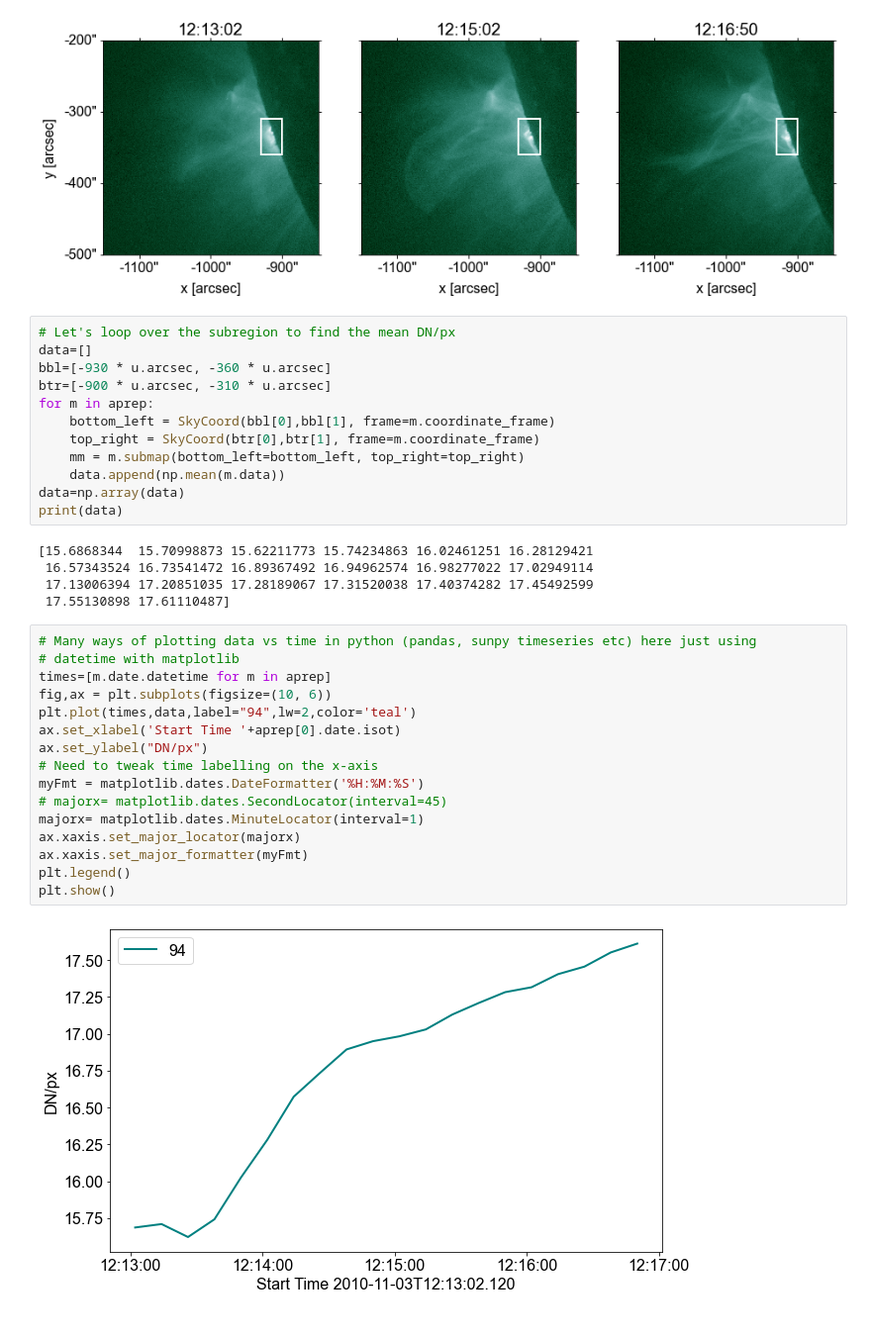
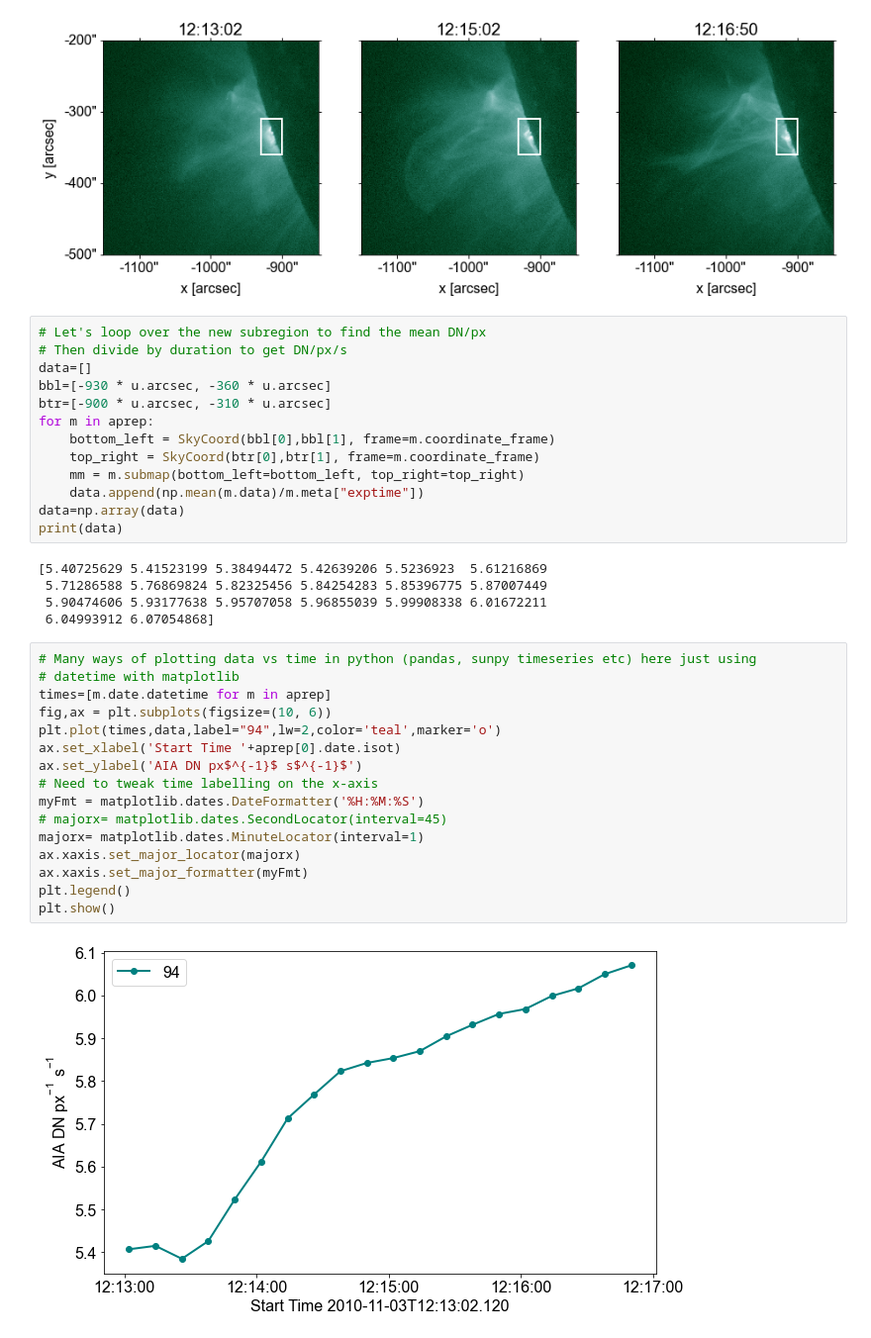
Before and after one commit to ianan/demreg, a Jupyter notebook: python/example_aia_getprep.ipynb, the cells around one changed output. Shown at 99% size. Drawn from its saved outputs; the diff is of its cells as text.

```diff
--- a/python/example_aia_getprep.ipynb
+++ b/python/example_aia_getprep.ipynb
@@ -135,7 +126,8 @@ plt.show()
 # %% [output]
 [figure]
 # %%
-# Let's loop over the subregion to find the mean DN/px
+# Let's loop over the new subregion to find the mean DN/px
+# Then divide by duration to get DN/px/s
 data=[]
 bbl=[-930 * u.arcsec, -360 * u.arcsec]
 btr=[-900 * u.arcsec, -310 * u.arcsec]
@@ -143,32 +135,32 @@ for m in aprep:
     bottom_left = SkyCoord(bbl[0],bbl[1], frame=m.coordinate_frame)
     top_right = SkyCoord(btr[0],btr[1], frame=m.coordinate_frame)
     mm = m.submap(bottom_left=bottom_left, top_right=top_right)
-    data.append(np.mean(m.data))
+    data.append(np.mean(m.data)/m.meta["exptime"])
 data=np.array(data)
 print(data)
 # %% [output]
-[15.6868344  15.70998873 15.62211773 15.74234863 16.02461251 16.28129421
- 16.57343524 16.73541472 16.89367492 16.94962574 16.98277022 17.02949114
- 17.13006394 17.20851035 17.28189067 17.31520038 17.40374282 17.45492599
- 17.55130898 17.61110487]
+[5.40725629 5.41523199 5.38494472 5.42639206 5.5236923  5.61216869
+ 5.71286588 5.76869824 5.82325456 5.84254283 5.85396775 5.87007449
+ 5.90474606 5.93177638 5.95707058 5.96855039 5.99908338 6.01672211
+ 6.04993912 6.07054868]
 # %%
 # Many ways of plotting data vs time in python (pandas, sunpy timeseries etc) here just using
 # datetime with matplotlib
 times=[m.date.datetime for m in aprep]
 fig,ax = plt.subplots(figsize=(10, 6))
-plt.plot(times,data,label="94",lw=2,color='teal')
+plt.plot(times,data,label="94",lw=2,color='teal',marker='o')
 ax.set_xlabel('Start Time '+aprep[0].date.isot)
-ax.set_ylabel("DN/px")
+ax.set_ylabel('AIA DN px$^{-1}$ s$^{-1}$')
 # Need to tweak time labelling on the x-axis
 myFmt = matplotlib.dates.DateFormatter('%H:%M:%S')
 # majorx= matplotlib.dates.SecondLocator(interval=45)
 majorx= matplotlib.dates.MinuteLocator(interval=1)
 ax.xaxis.set_major_locator(majorx)
 ax.xaxis.set_major_formatter(myFmt)
 plt.legend()
 plt.show()
 # %% [output]
-[figure, old version]
+[figure, new version]
 # %%
 # Could also do this via pandas dataframe as gives lots of options
 import pandas as pd
```
Also changed, not shown: parts of 8 cells of this notebook.
